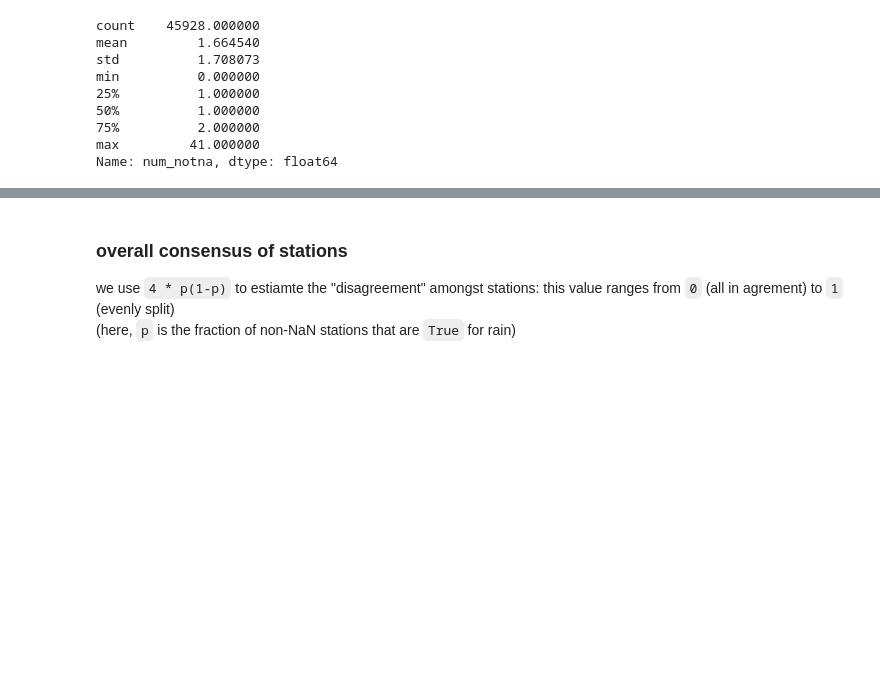
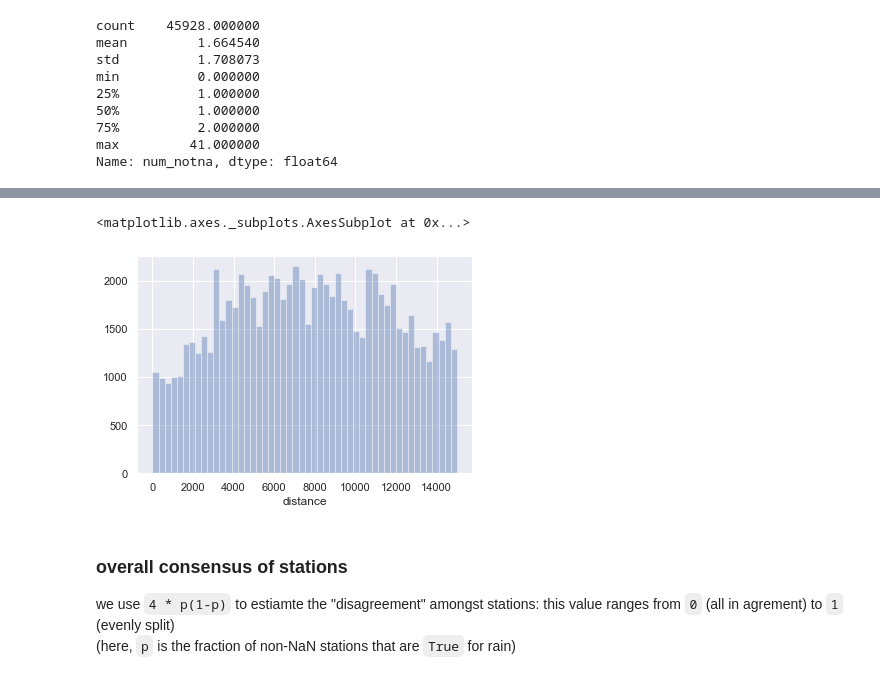
Before and after one commit to DataKind-DC/audubon-cbc, a Jupyter notebook: notebooks/2.1-rain-analysis.ipynb, the cells around one changed output, grey strips where cells are left out. Saved outputs shown, nothing was run; the diff lists cells and outputs as text; code cells hidden in the pictures; blank space fills up the shorter version.

```diff
--- a/notebooks/2.1-rain-analysis.ipynb
+++ b/notebooks/2.1-rain-analysis.ipynb
@@ -238,3 +254,8 @@ sns.jointplot(station_rain.num, station_rain.num_notna/station_rain.num * 100).s
+# %%
+sns.distplot(station_obs.distance, kde=False)
+# %% [output]
+<matplotlib.axes._subplots.AxesSubplot at 0x...>
+[figure, added]
 # %% [markdown]
 ### overall consensus of stations
 we use `4 * p(1-p)` to estiamte the "disagreement" amongst stations: this value ranges from `0` (all in agrement) to `1` (evenly split)
```
Also changed, not shown: parts of 72 cells of this notebook.
